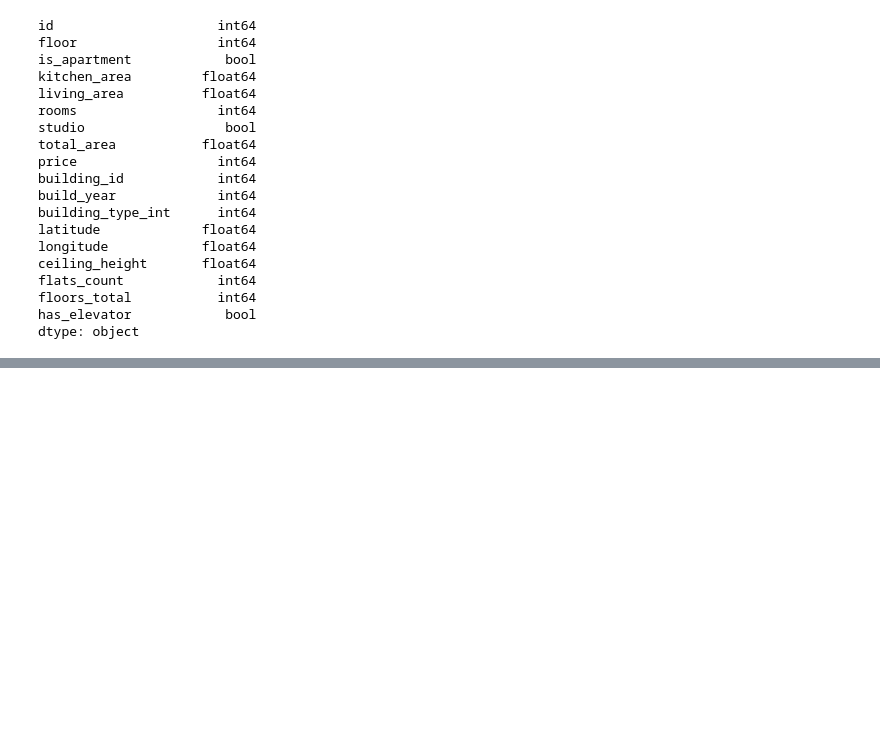
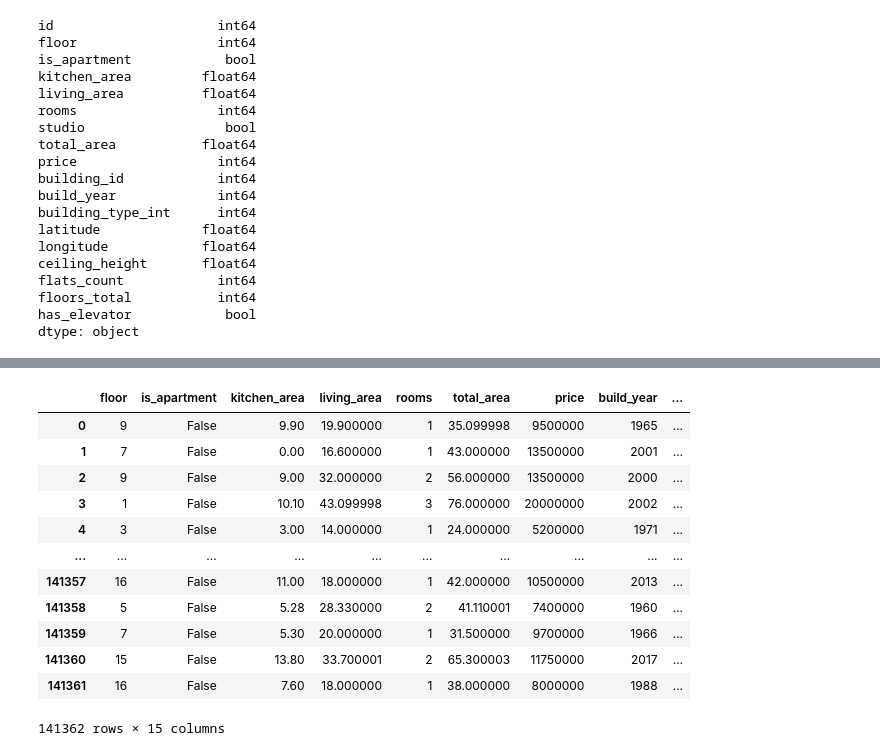
Before and after one commit to R6DJO/mle-project-sprint-1-v001, a Jupyter notebook: part1_airflow/notebooks/clean_test.ipynb, the cells around one changed output, grey strips where cells are left out. Drawn from its saved outputs; the diff is of its cells as text; code cells hidden in the pictures; blank space fills up the shorter version.

```diff
--- a/part1_airflow/notebooks/clean_test.ipynb
+++ b/part1_airflow/notebooks/clean_test.ipynb
@@ -104,4 +114,19 @@ data=buff.copy()
 # %%
-data=data.drop(columns='studio')
+data = data.drop(columns=['id','studio','building_id'])
+data
+# %% [output]
+|  | floor | is_apartment | kitchen_area | living_area | rooms | total_area | price | build_year | ... |
+| 0 | 9 | False | 9.90 | 19.900000 | 1 | 35.099998 | 9500000 | 1965 | ... |
+| 1 | 7 | False | 0.00 | 16.600000 | 1 | 43.000000 | 13500000 | 2001 | ... |
+| 2 | 9 | False | 9.00 | 32.000000 | 2 | 56.000000 | 13500000 | 2000 | ... |
+| 3 | 1 | False | 10.10 | 43.099998 | 3 | 76.000000 | 20000000 | 2002 | ... |
+| 4 | 3 | False | 3.00 | 14.000000 | 1 | 24.000000 | 5200000 | 1971 | ... |
+| ... | ... | ... | ... | ... | ... | ... | ... | ... | ... |
+| 141357 | 16 | False | 11.00 | 18.000000 | 1 | 42.000000 | 10500000 | 2013 | ... |
+| 141358 | 5 | False | 5.28 | 28.330000 | 2 | 41.110001 | 7400000 | 1960 | ... |
+| 141359 | 7 | False | 5.30 | 20.000000 | 1 | 31.500000 | 9700000 | 1966 | ... |
+| 141360 | 15 | False | 13.80 | 33.700001 | 2 | 65.300003 | 11750000 | 2017 | ... |
+| 141361 | 16 | False | 7.60 | 18.000000 | 1 | 38.000000 | 8000000 | 1988 | ... |
+141362 rows × 15 columns
 # %%
 def remove_duplicates(data: pd.DataFrame):
```
Also changed, not shown: parts of 12 cells of this notebook, 8 other files.
